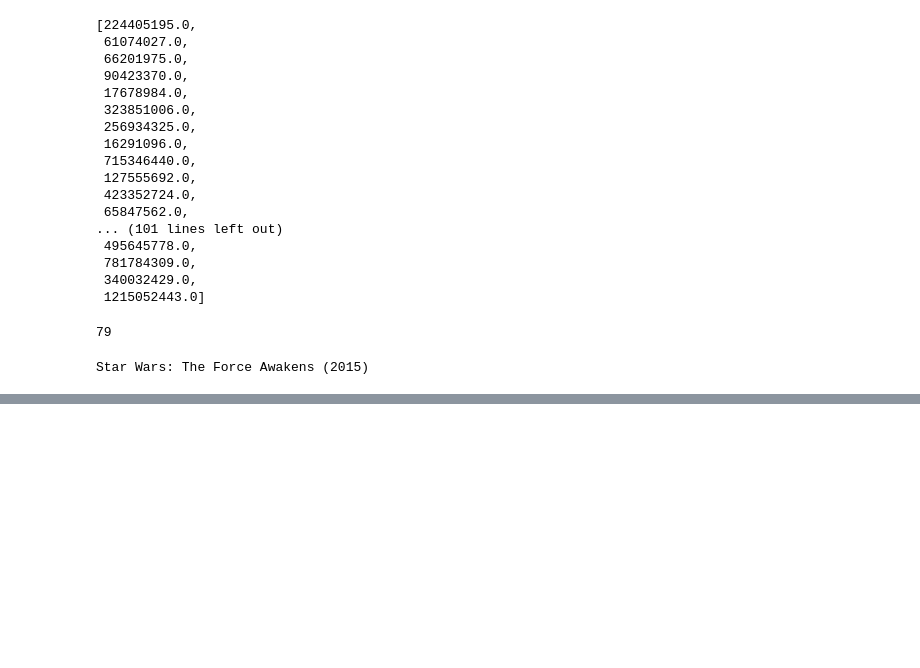
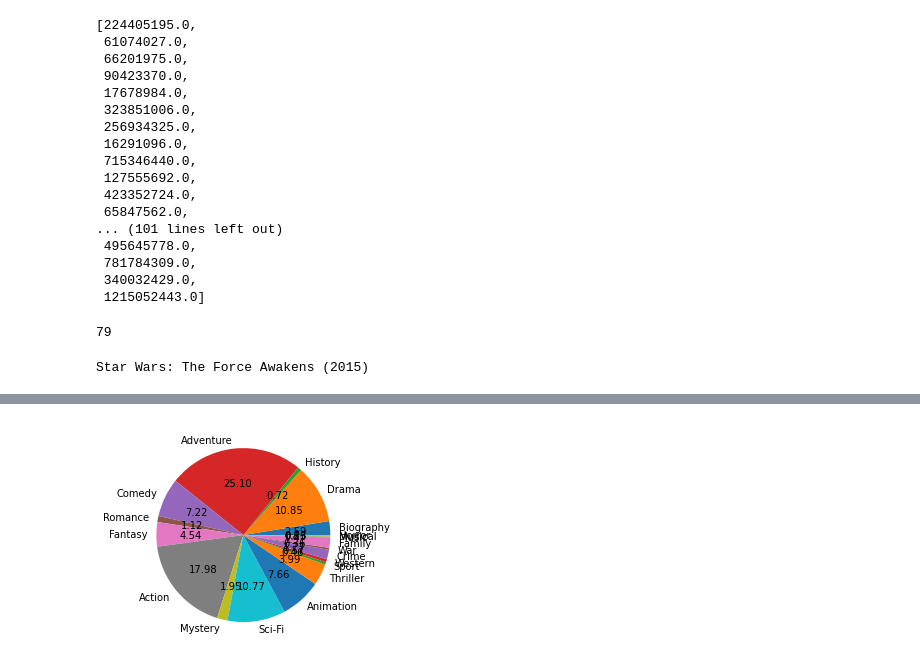
Before and after one commit to pradnyesh45/SQLite, a Jupyter notebook: IMDB.ipynb, the cells around one changed output, grey strips where cells are left out. Saved outputs shown, nothing was run; the diff lists cells and outputs as text; code cells hidden in the pictures; blank space fills up the shorter version.

```diff
--- a/IMDB.ipynb
+++ b/IMDB.ipynb
@@ -330,0 +664,5 @@ Star Wars: The Force Awakens (2015)
+# %%
+genre = []
+for i in range(len(answer)):
+    genre.append(answer[i][0])
+genre
@@ -330,0 +687,5 @@ Star Wars: The Force Awakens (2015)
+# %%
+budget = []
+for i in range(len(answer)):
+    budget.append(float(answer[i][1]))
+budget
@@ -330,0 +710,10 @@ Star Wars: The Force Awakens (2015)
+# %%
+dictionary = {}
+for i in range(len(genre)):
+    if (genre[i] == ''):
+        continue
+    if (genre[i] in dictionary):
+        dictionary[genre[i]] += budget[i]
+    else:
+        dictionary[genre[i]] = budget[i]
+dictionary
@@ -330,0 +741,7 @@ Star Wars: The Force Awakens (2015)
+# %%
+genre = []
+budget = []
+for i in dictionary.keys():
+    genre.append(i)
+    budget.append(dictionary[i])
+print(genre, budget)
@@ -330,0 +772,5 @@ Star Wars: The Force Awakens (2015)
+# %%
+plt.pie(budget, labels = genre, autopct = '%.2f')
+plt.show()
+# %% [output]
+[figure, added]
```
Also changed, not shown: parts of 31 cells of this notebook.
